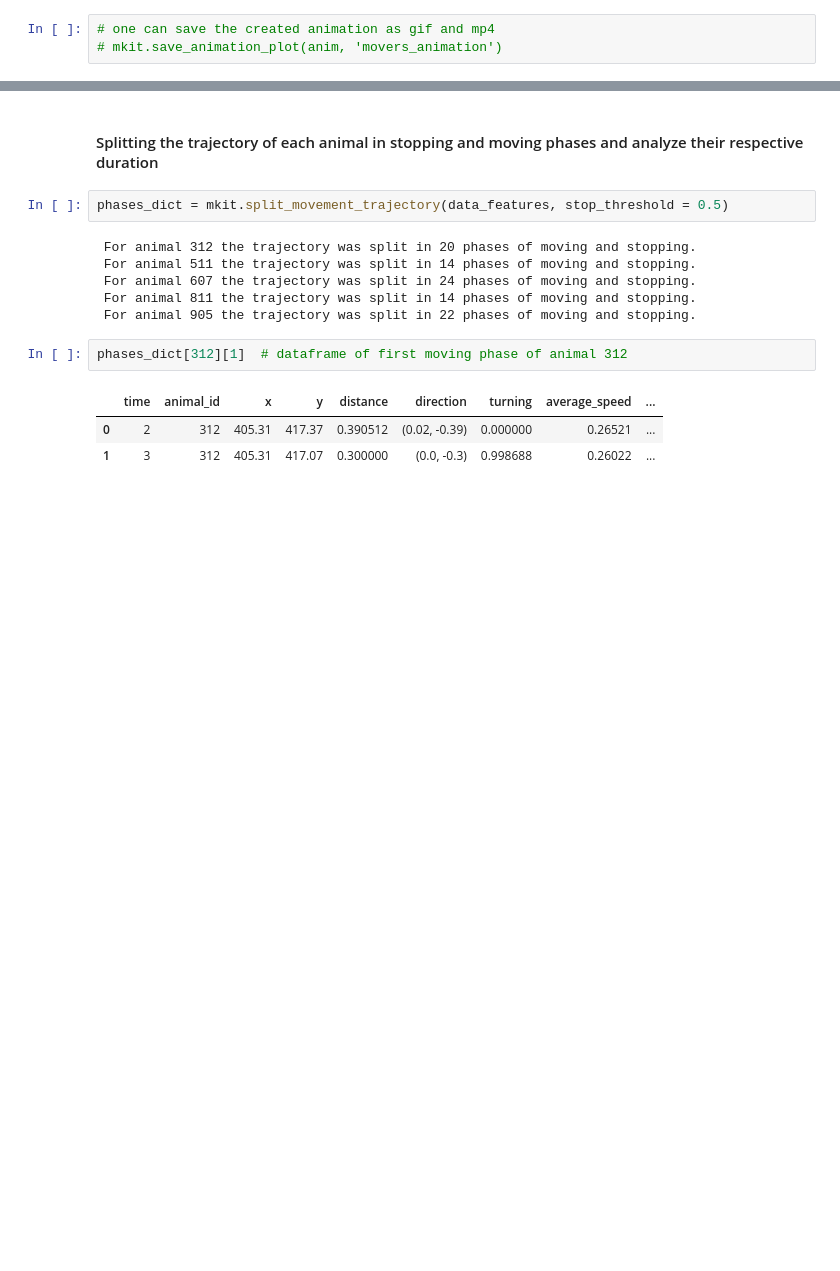
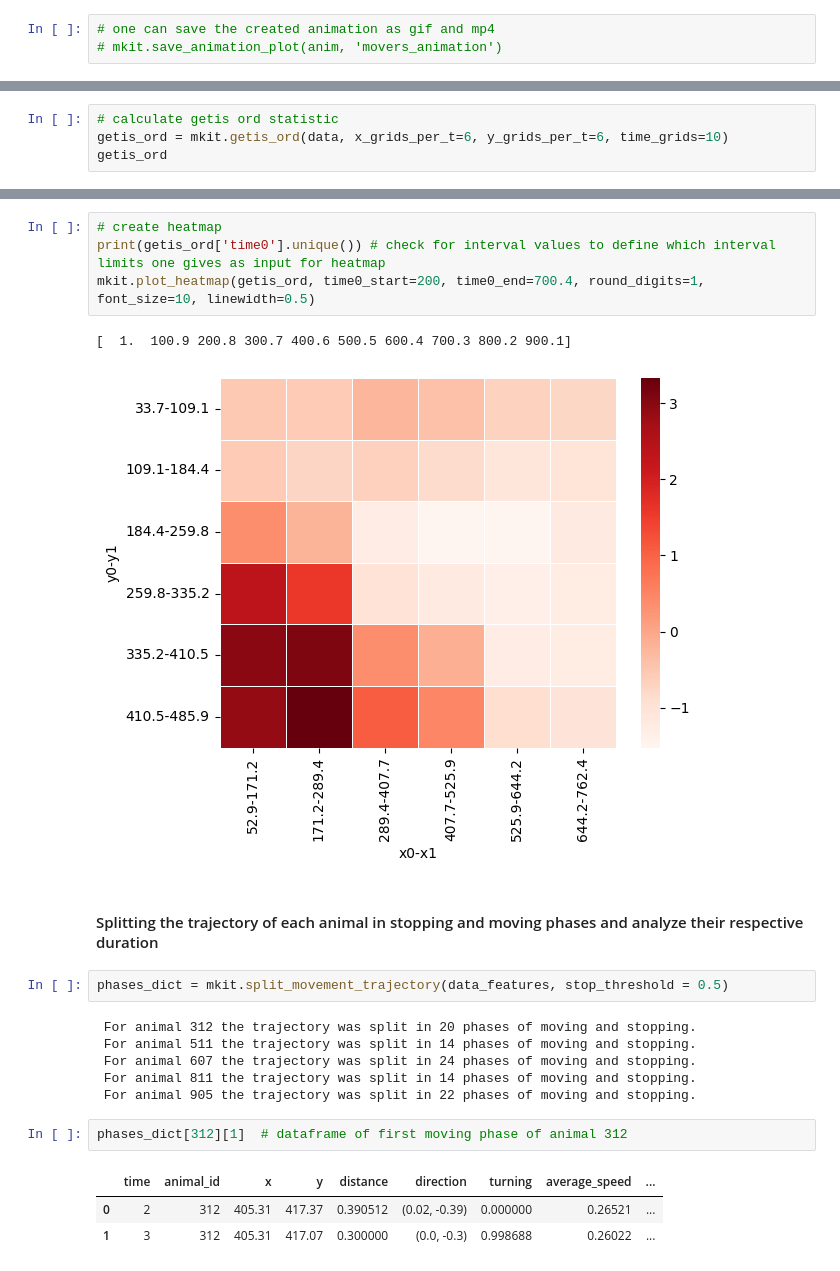
Before and after one commit to dbvis-ukon/movekit, a Jupyter notebook: docs/examples/02_extract_features.ipynb, the cells around one changed output, grey strips where cells are left out. Saved outputs shown, nothing was run; the diff lists cells and outputs as text; blank space fills up the shorter version.

```diff
--- a/docs/examples/02_extract_features.ipynb
+++ b/docs/examples/02_extract_features.ipynb
@@ -186,0 +189,4 @@ anim = mkit.animate_movement(data, viewsize = 100)
+# %%
+# calculate getis ord statistic
+getis_ord = mkit.getis_ord(data, x_grids_per_t=6, y_grids_per_t=6, time_grids=10)
+getis_ord
@@ -187,3 +207,10 @@ anim = mkit.animate_movement(data, viewsize = 100)
+# %%
+# create heatmap
+print(getis_ord['time0'].unique()) # check for interval values to define which interval limits one gives as input for heatmap
+mkit.plot_heatmap(getis_ord, time0_start=200, time0_end=700.4, round_digits=1, font_size=10, linewidth=0.5)
+# %% [output]
+[  1.  100.9 200.8 300.7 400.6 500.5 600.4 700.3 800.2 900.1]
+[figure, added]
 # %% [markdown]
 #### Splitting the trajectory of each animal in stopping and moving phases and analyze their respective duration
 # %%
```
Also changed, not shown: parts of 8 cells of this notebook, 10 other files.
